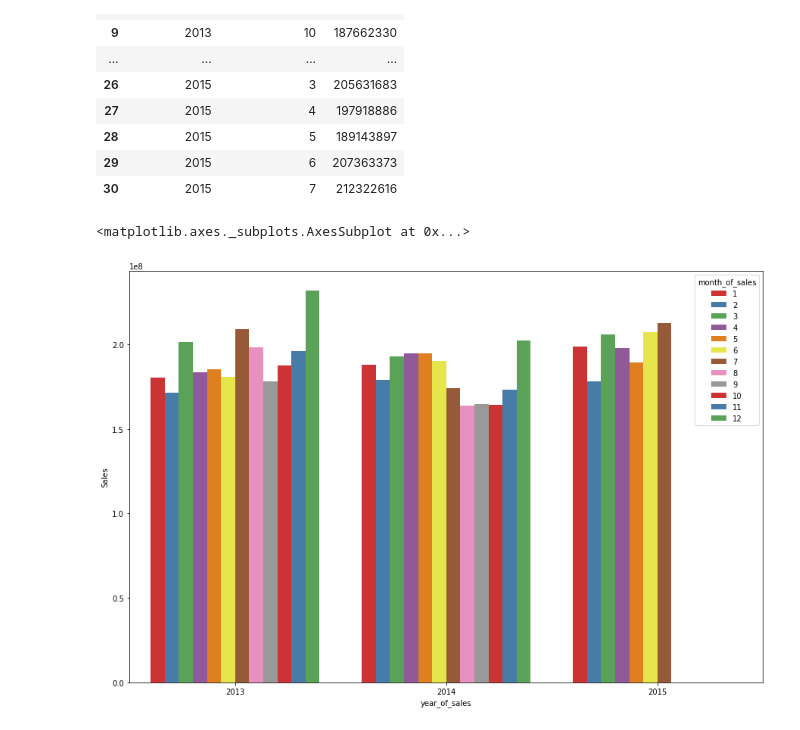
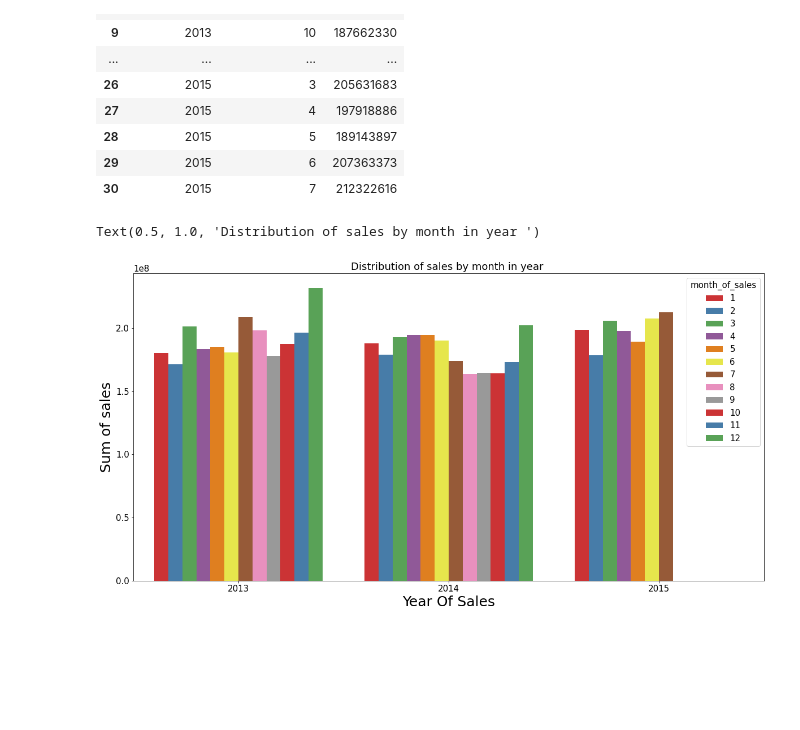
Before and after one commit to iamnaveenk/capstone-project-2-supervised-machine-learning-_retail_Sales_prediction, a Jupyter notebook: Rossmann_Sales_Prediction_Capstone_Project.ipynb, the cells around one changed output. Saved outputs shown, nothing was run; the diff lists cells and outputs as text; code cells hidden in the pictures; blank space fills up the shorter version.

```diff
--- a/Rossmann_Sales_Prediction_Capstone_Project.ipynb
+++ b/Rossmann_Sales_Prediction_Capstone_Project.ipynb
@@ -374,12 +383,15 @@ month_of_sales_df
 | 30 | 2015 | 7 | 212322616 |
 # %%
 
-plt.figure(figsize=(15,10))
-plt.rcParams['font.size'] = '16'
+plt.figure(figsize=(20,10))
+plt.rcParams['font.size'] = '15'
 sns.barplot(x="year_of_sales",
            y="Sales",
            hue="month_of_sales",
            data=month_of_sales_df,palette='Set1')
+plt.xlabel('Year Of Sales', size=25)
+plt.ylabel('Sum of sales', size=25)
+plt.title('Distribution of sales by month in year ')
 # %% [output]
-<matplotlib.axes._subplots.AxesSubplot at 0x...>
+Text(0.5, 1.0, 'Distribution of sales by month in year ')
-[figure, old version]
+[figure, new version]
```
Also changed, not shown: parts of 31 cells of this notebook.
